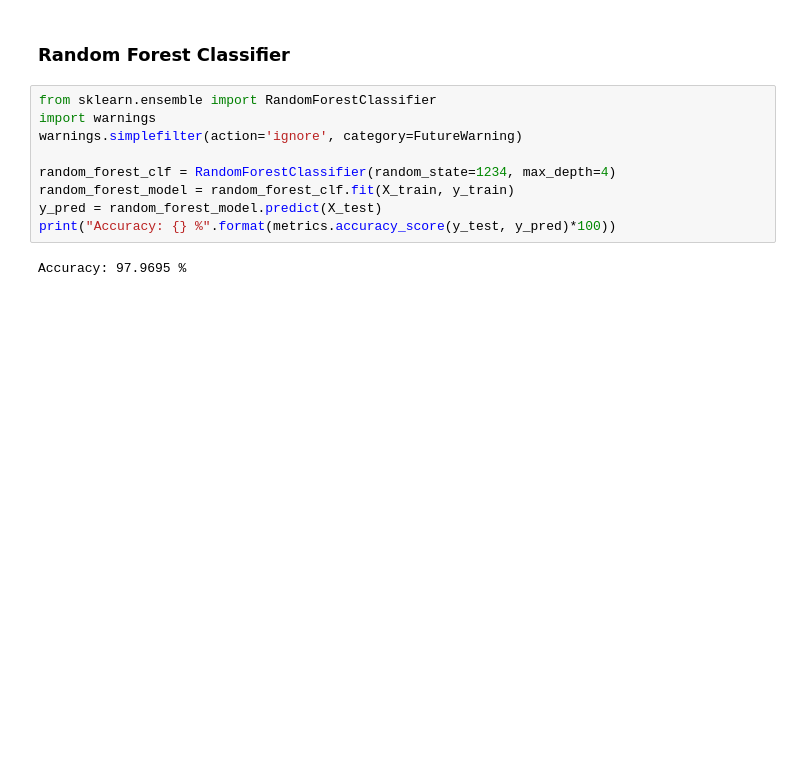
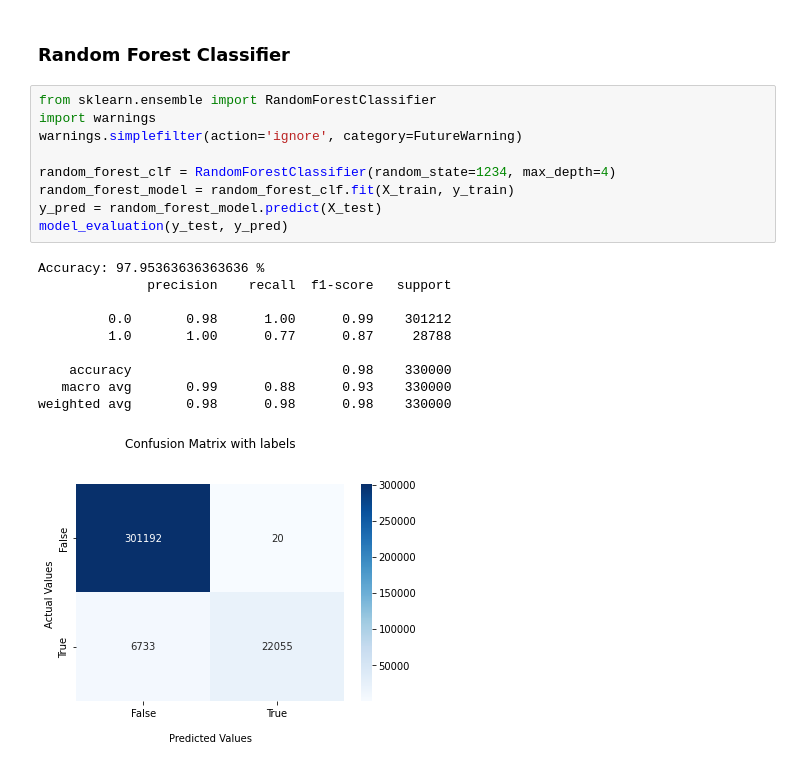
Before and after one commit to nikunjbhalla/cc_fraud, a Jupyter notebook: CC Fraud Detection.ipynb, the cells around one changed output. Cells and saved outputs as stored; diff of their text form; blank space fills up the shorter version.

```diff
--- a/CC Fraud Detection.ipynb
+++ b/CC Fraud Detection.ipynb
@@ -231,11 +261,20 @@ Accuracy: 99.221 %
 # %%
 from sklearn.ensemble import RandomForestClassifier
 import warnings
 warnings.simplefilter(action='ignore', category=FutureWarning)
 
 random_forest_clf = RandomForestClassifier(random_state=1234, max_depth=4)
 random_forest_model = random_forest_clf.fit(X_train, y_train)
 y_pred = random_forest_model.predict(X_test)
-print("Accuracy: {} %".format(metrics.accuracy_score(y_test, y_pred)*100))
+model_evaluation(y_test, y_pred)
 # %% [output]
-Accuracy: 97.9695 %
+Accuracy: 97.95363636363636 %
+              precision    recall  f1-score   support
+
+         0.0       0.98      1.00      0.99    301212
+         1.0       1.00      0.77      0.87     28788
+
+    accuracy                           0.98    330000
+   macro avg       0.99      0.88      0.93    330000
+weighted avg       0.98      0.98      0.98    330000
+[figure, added]
```
Also changed, not shown: parts of 5 cells of this notebook.
